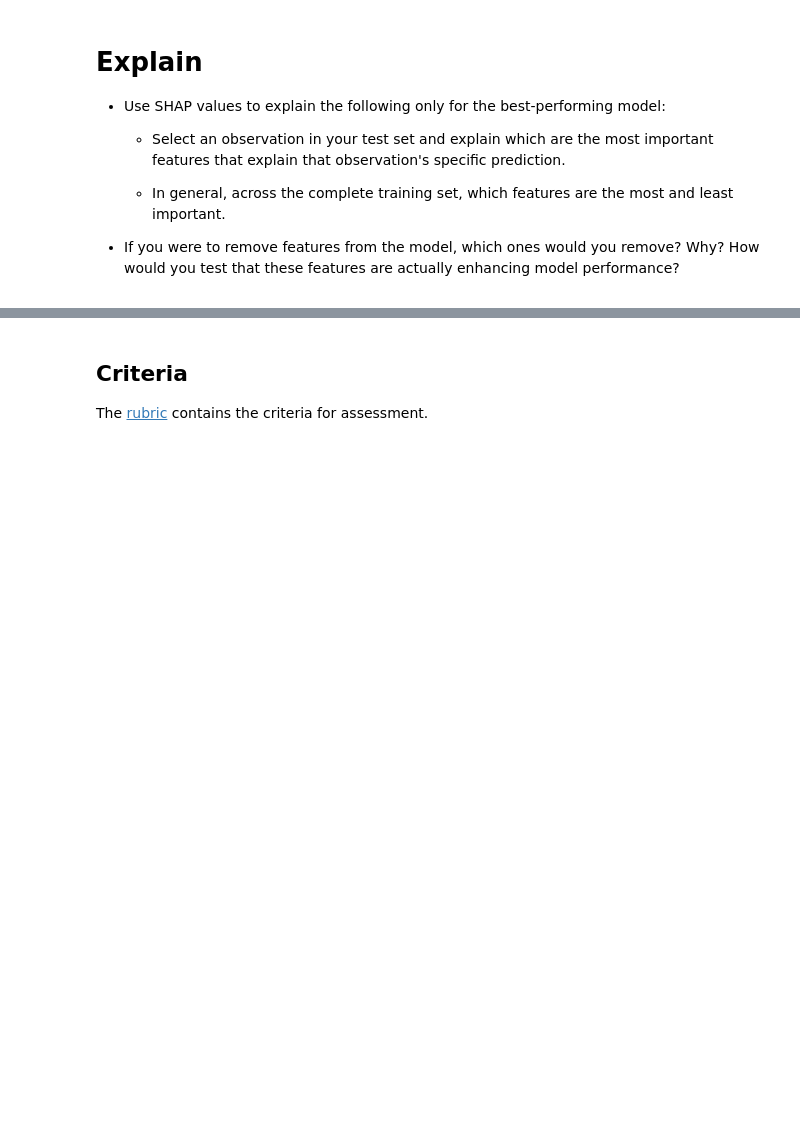
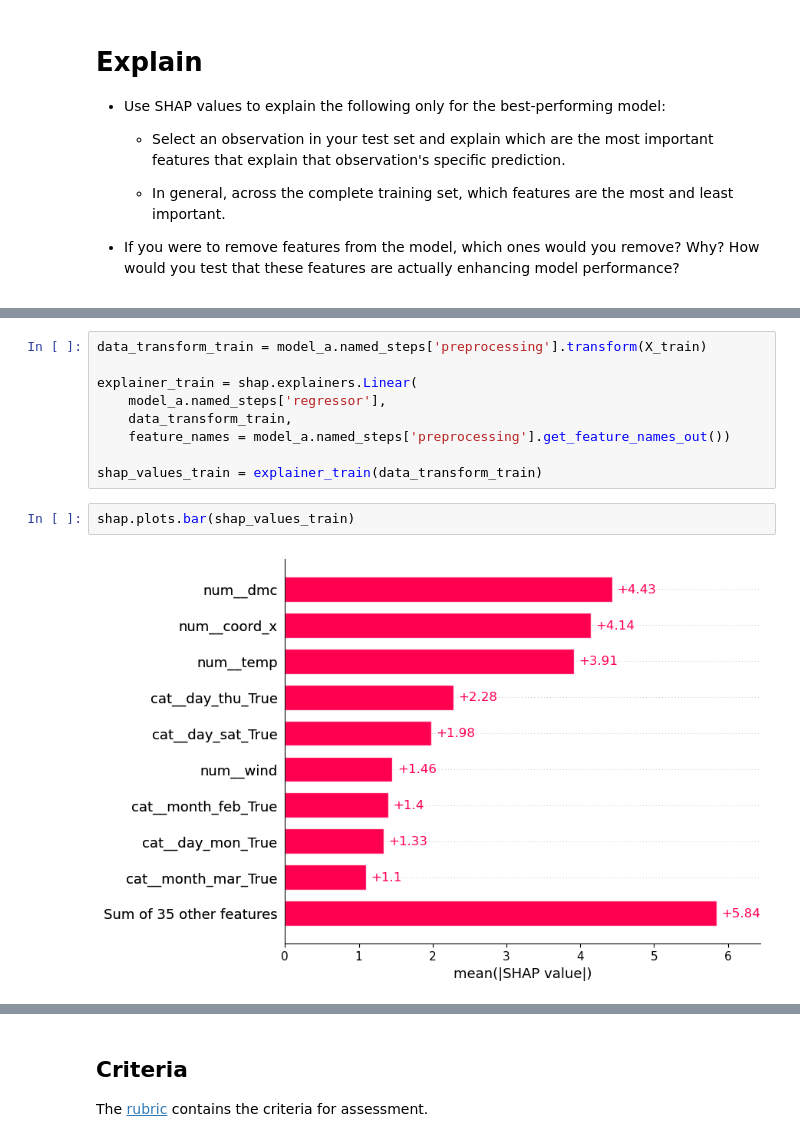
Before and after one commit to azharhasan/production, a Jupyter notebook: 02_activities/assignments/assignment_2.ipynb, the cells around one changed output, grey strips where cells are left out. Saved outputs shown, nothing was run; the diff lists cells and outputs as text; blank space fills up the shorter version.

```diff
--- a/02_activities/assignments/assignment_2.ipynb
+++ b/02_activities/assignments/assignment_2.ipynb
@@ -483,0 +523,13 @@ with open(filename, 'wb') as file:
+# %%
+data_transform_train = model_a.named_steps['preprocessing'].transform(X_train)
+
+explainer_train = shap.explainers.Linear(
+    model_a.named_steps['regressor'],
+    data_transform_train,
+    feature_names = model_a.named_steps['preprocessing'].get_feature_names_out())
+
+shap_values_train = explainer_train(data_transform_train)
+# %%
+shap.plots.bar(shap_values_train)
+# %% [output]
+[figure, added]
```
Also changed, not shown: parts of 13 cells of this notebook.
